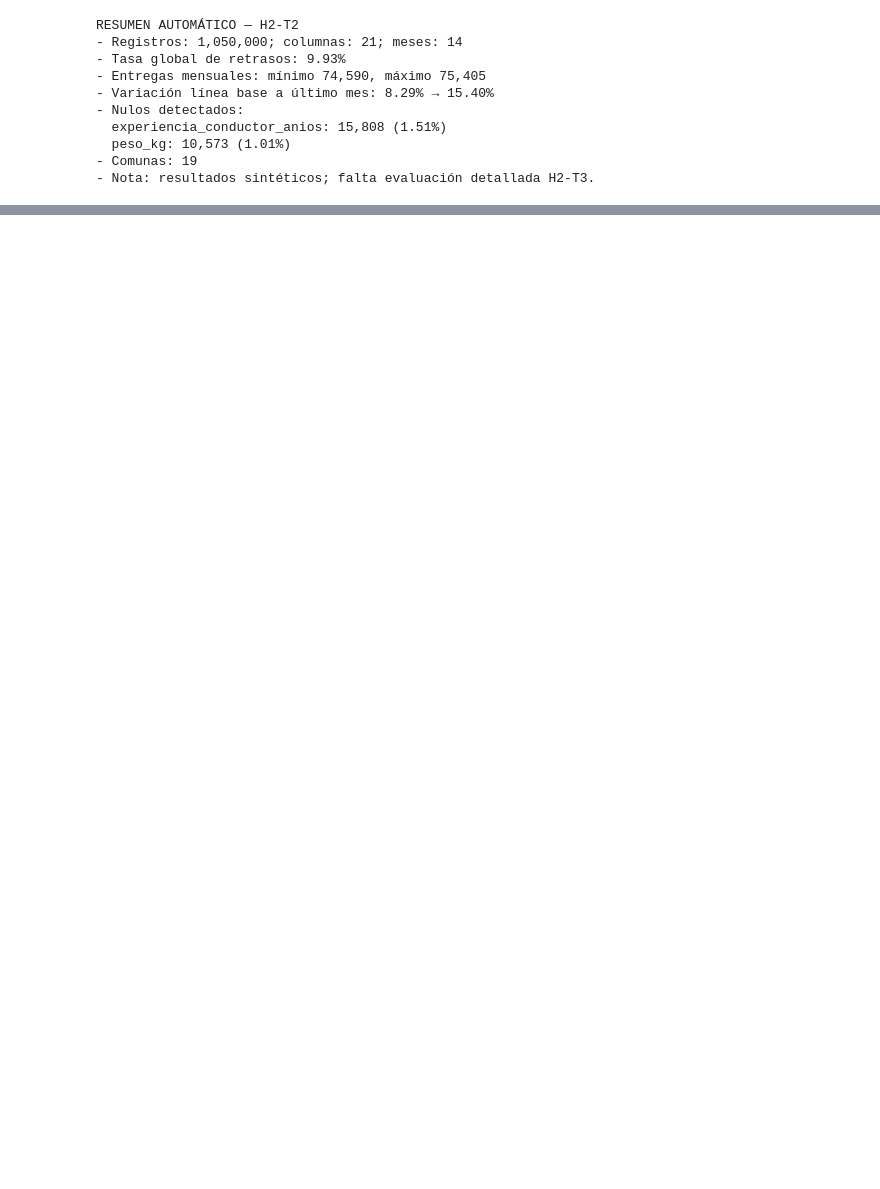
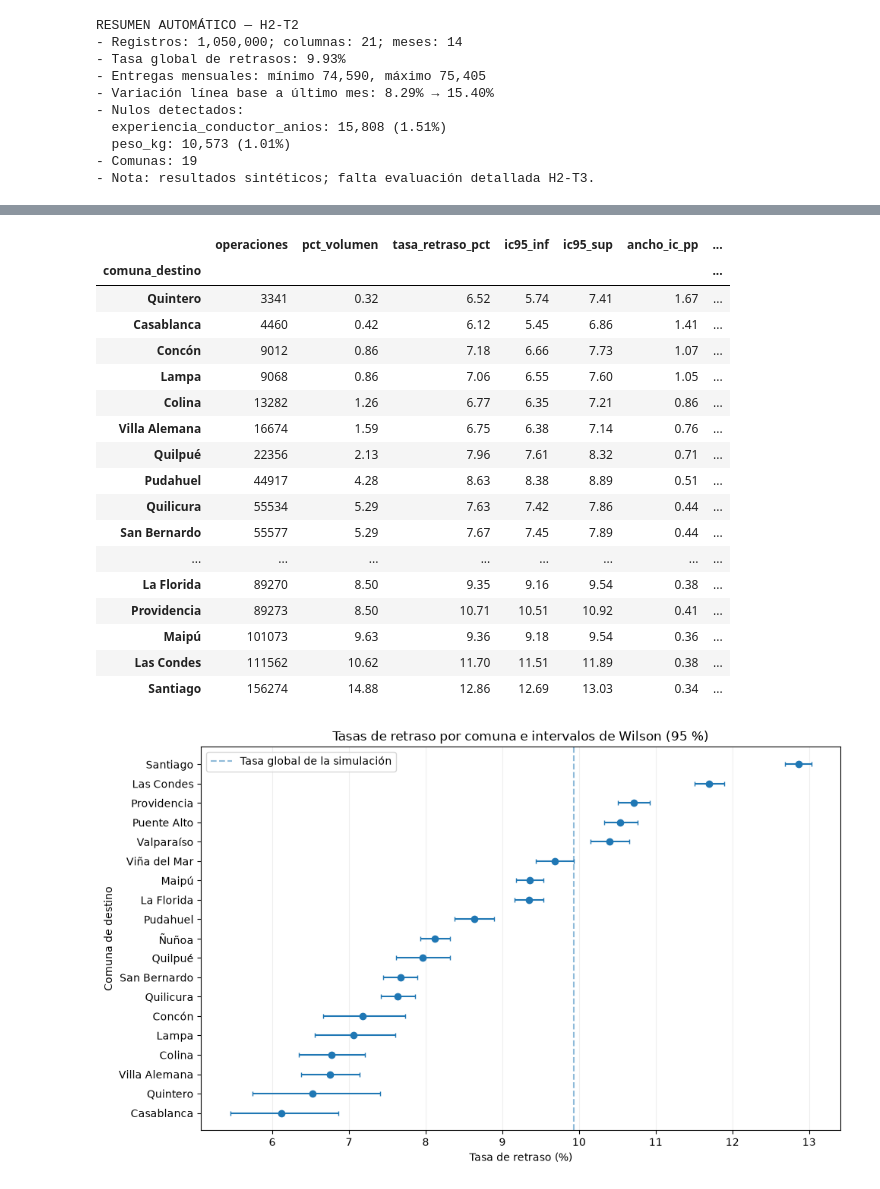
Before and after one commit to carlos31255/EV3_LOGISMART, a Jupyter notebook: notebooks/01_EDA_LogiSmart.ipynb, the cells around one changed output, grey strips where cells are left out. Saved outputs shown, nothing was run; the diff lists cells and outputs as text; code cells hidden in the pictures; blank space fills up the shorter version.

Commit message:
feat: ampliar EDA con análisis de calidad y diferencias territoriales

```diff
--- a/notebooks/01_EDA_LogiSmart.ipynb
+++ b/notebooks/01_EDA_LogiSmart.ipynb
@@ -428,0 +497,42 @@ RESUMEN AUTOMÁTICO — H2-T2
+# %%
+comparacion = territorio[['operaciones', 'pct_volumen', 'tasa_retraso_pct', 'ic95_inf', 'ic95_sup']].copy()
+comparacion['ancho_ic_pp'] = comparacion['ic95_sup'] - comparacion['ic95_inf']
+comparacion['diferencia_global_pp'] = comparacion['tasa_retraso_pct'] - 100 * df['retraso'].mean()
+comparacion = comparacion.sort_values('operaciones')
+display(comparacion.round(2))
+
+fig, ax = plt.subplots(figsize=(10, 6))
+orden = comparacion.sort_values('tasa_retraso_pct')
+valores = orden['tasa_retraso_pct'].to_numpy()
+err_izq = valores - orden['ic95_inf'].to_numpy()
+err_der = orden['ic95_sup'].to_numpy() - valores
+ax.errorbar(valores, orden.index, xerr=np.vstack([err_izq, err_der]),
+            fmt='o', capsize=2)
+ax.axvline(100 * df['retraso'].mean(), linestyle='--', alpha=0.5,
+           label='Tasa global de la simulación')
+ax.set(title='Tasas de retraso por comuna e intervalos de Wilson (95 %)',
+       xlabel='Tasa de retraso (%)', ylabel='Comuna de destino')
+ax.grid(axis='x', alpha=0.2)
+ax.legend(loc='best')
+plt.tight_layout()
+plt.show()
+# %% [output]
+|  | operaciones | pct_volumen | tasa_retraso_pct | ic95_inf | ic95_sup | ancho_ic_pp | ... |
+| comuna_destino |  |  |  |  |  |  | ... |
+| Quintero | 3341 | 0.32 | 6.52 | 5.74 | 7.41 | 1.67 | ... |
+| Casablanca | 4460 | 0.42 | 6.12 | 5.45 | 6.86 | 1.41 | ... |
+| Concón | 9012 | 0.86 | 7.18 | 6.66 | 7.73 | 1.07 | ... |
+| Lampa | 9068 | 0.86 | 7.06 | 6.55 | 7.60 | 1.05 | ... |
+| Colina | 13282 | 1.26 | 6.77 | 6.35 | 7.21 | 0.86 | ... |
+| Villa Alemana | 16674 | 1.59 | 6.75 | 6.38 | 7.14 | 0.76 | ... |
+| Quilpué | 22356 | 2.13 | 7.96 | 7.61 | 8.32 | 0.71 | ... |
+| Pudahuel | 44917 | 4.28 | 8.63 | 8.38 | 8.89 | 0.51 | ... |
+| Quilicura | 55534 | 5.29 | 7.63 | 7.42 | 7.86 | 0.44 | ... |
+| San Bernardo | 55577 | 5.29 | 7.67 | 7.45 | 7.89 | 0.44 | ... |
+| ... | ... | ... | ... | ... | ... | ... | ... |
+| La Florida | 89270 | 8.50 | 9.35 | 9.16 | 9.54 | 0.38 | ... |
+| Providencia | 89273 | 8.50 | 10.71 | 10.51 | 10.92 | 0.41 | ... |
+| Maipú | 101073 | 9.63 | 9.36 | 9.18 | 9.54 | 0.36 | ... |
+| Las Condes | 111562 | 10.62 | 11.70 | 11.51 | 11.89 | 0.38 | ... |
+| Santiago | 156274 | 14.88 | 12.86 | 12.69 | 13.03 | 0.34 | ... |
+[figure, added]
```
Also changed, not shown: parts of 10 cells of this notebook.
